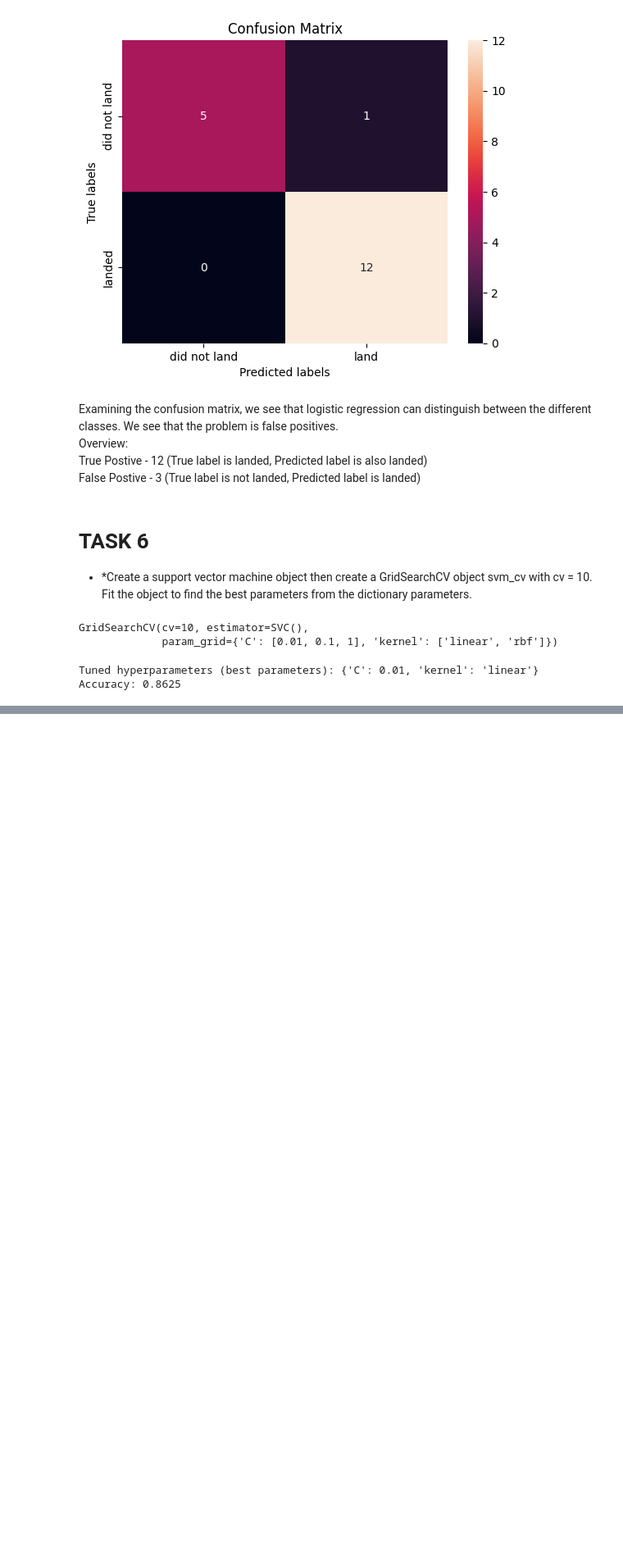
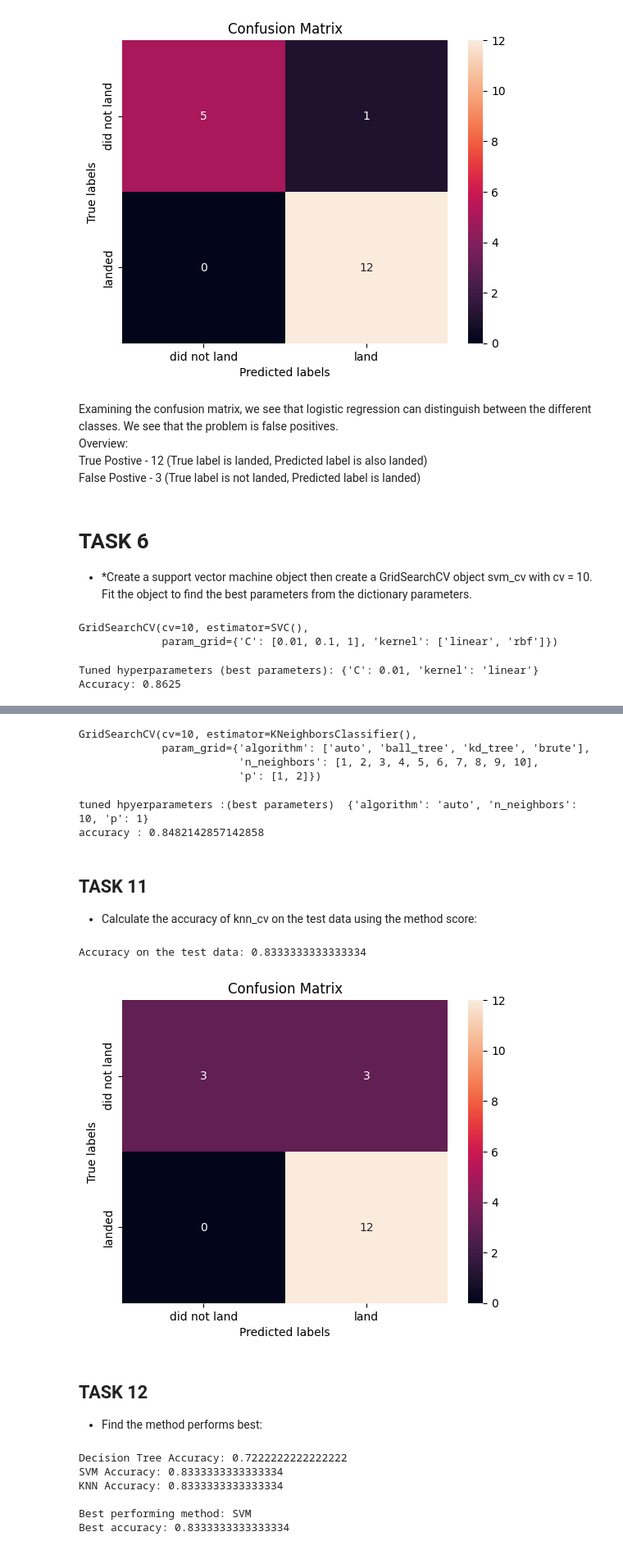
Before and after one commit to Hasan082/AI_and_Machine_learning, a Jupyter notebook: machien_learning/Applied Data Science Capstone/Space_X_Falcon_9_First_Stage_Landing_Prediction.ipynb, the cells around one changed output, grey strips where cells are left out. Shown at 82% size. Drawn from its saved outputs; the diff is of its cells as text; code cells hidden in the pictures; blank space fills up the shorter version.

```diff
--- a/machien_learning/Applied Data Science Capstone/Space_X_Falcon_9_First_Stage_Landing_Prediction.ipynb
+++ b/machien_learning/Applied Data Science Capstone/Space_X_Falcon_9_First_Stage_Landing_Prediction.ipynb
@@ -169,0 +252,64 @@ Accuracy: 0.8625
+# %%
+parameters = {'n_neighbors': [1, 2, 3, 4, 5, 6, 7, 8, 9, 10],
+              'algorithm': ['auto', 'ball_tree', 'kd_tree', 'brute'],
+              'p': [1,2]}
+
+KNN = KNeighborsClassifier()
+# Create the GridSearchCV object with 10-fold cross-validation
+knn_cv = GridSearchCV(KNN, parameters, cv=10)
+
+# Fit the model on your training data
+knn_cv.fit(X_train, Y_train)  # Replace X_train and y_train with your actual training data
+# %% [output]
+GridSearchCV(cv=10, estimator=KNeighborsClassifier(),
+             param_grid={'algorithm': ['auto', 'ball_tree', 'kd_tree', 'brute'],
+                         'n_neighbors': [1, 2, 3, 4, 5, 6, 7, 8, 9, 10],
+                         'p': [1, 2]})
+# %%
+print("tuned hpyerparameters :(best parameters) ",knn_cv.best_params_)
+print("accuracy :",knn_cv.best_score_)
+# %% [output]
+tuned hpyerparameters :(best parameters)  {'algorithm': 'auto', 'n_neighbors': 10, 'p': 1}
+accuracy : 0.8482142857142858
+# %% [markdown]
+## TASK 11
+- Calculate the accuracy of knn_cv on the test data using the method score:
+# %%
+accuracy = knn_cv.score(X_test, Y_test)
+# Print the accuracy
+print("Accuracy on the test data:", accuracy)
+# %% [output]
+Accuracy on the test data: 0.8333333333333334
+# %%
+yhat = knn_cv.predict(X_test)
+plot_confusion_matrix(Y_test,yhat)
+# %% [output]
+[figure, added]
+# %% [markdown]
+## TASK 12
+- Find the method performs best:
+# %%
+# Accuracy of Decision Tree
+accuracy_tree = tree_cv.score(X_test, Y_test)
+print("Decision Tree Accuracy:", accuracy_tree)
+
+# Accuracy of Support Vector Machine
+accuracy_svm = svm_cv.score(X_test, Y_test)
+print("SVM Accuracy:", accuracy_svm)
+
+# Accuracy of K-Nearest Neighbors
+accuracy_knn = knn_cv.score(X_test, Y_test)
+print("KNN Accuracy:", accuracy_knn)
+
+# Find the method that performs best
+best_method = max([('Decision Tree', accuracy_tree), ('SVM', accuracy_svm), ('KNN', accuracy_knn)], key=lambda x: x[1])
+
+print("\nBest performing method:", best_method[0])
+print("Best accuracy:", best_method[1])
+# %% [output]
+Decision Tree Accuracy: 0.7222222222222222
+SVM Accuracy: 0.8333333333333334
+KNN Accuracy: 0.8333333333333334
+
+Best performing method: SVM
+Best accuracy: 0.8333333333333334
```
Also changed, not shown: parts of 10 cells of this notebook.
